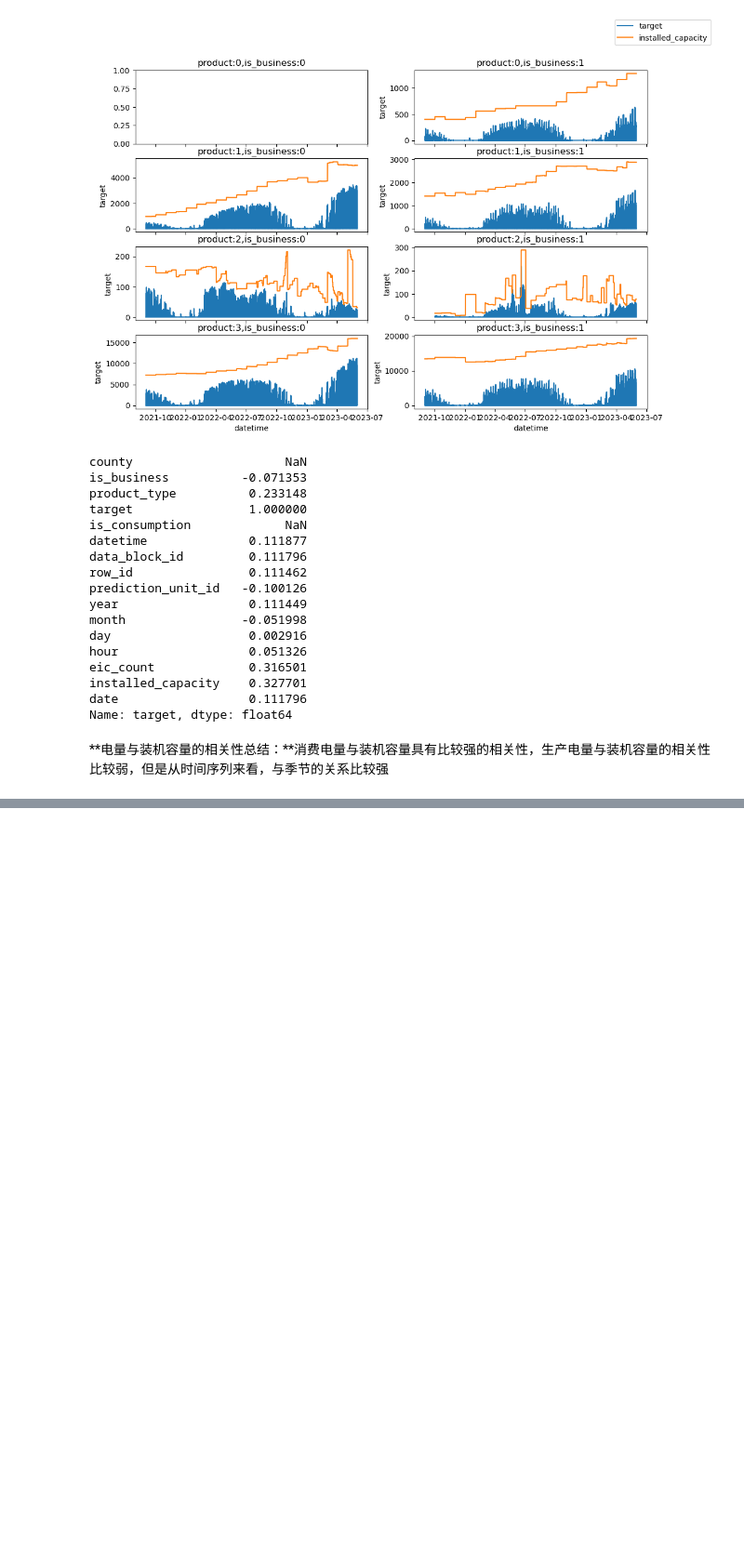
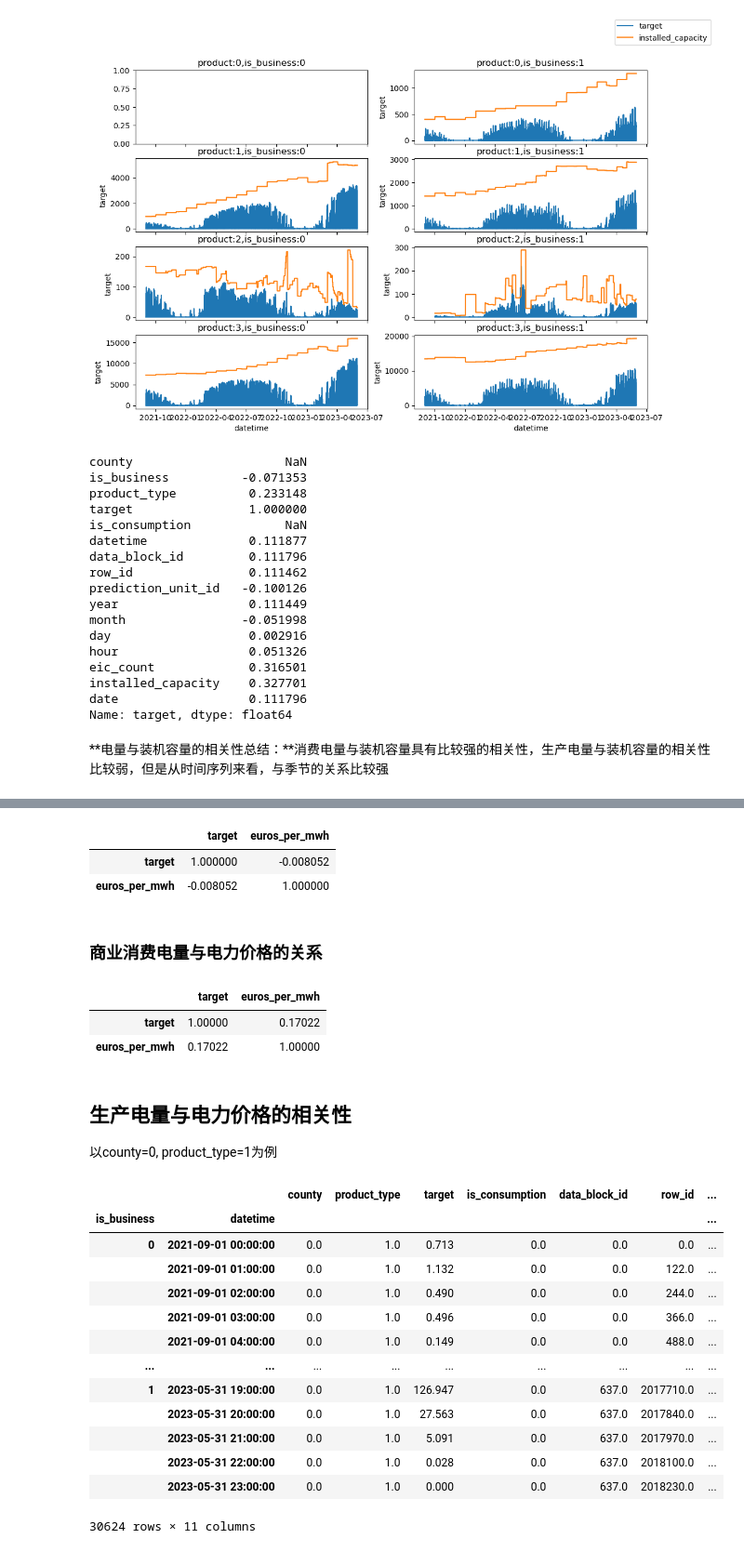
Before and after one commit to Accoutant/kaggle_competition, a Jupyter notebook: data_process/data_analysis_for_train.ipynb, the cells around one changed output, grey strips where cells are left out. Shown at 93% size. Cells and saved outputs as stored; diff of their text form; code cells hidden in the pictures; blank space fills up the shorter version.

```diff
--- a/data_process/data_analysis_for_train.ipynb
+++ b/data_process/data_analysis_for_train.ipynb
@@ -399,0 +459,42 @@ Name: target, dtype: float64
+# %%
+# 求target和电力价格的相关性
+concat_train_and_electricity[['target', 'euros_per_mwh']].corr()
+# %% [output]
+|  | target | euros_per_mwh |
+| target | 1.000000 | -0.008052 |
+| euros_per_mwh | -0.008052 | 1.000000 |
+# %% [markdown]
+### 商业消费电量与电力价格的关系
+# %%
+# 按照时间合并电力价格和train数据
+concat_train_and_electricity = pd.merge(left=train_corr_electricity_cp.loc[1], right=electricity_prices,
+                                        left_on='datetime', right_on='forecast_date')
+# 求target和电力价格的相关性
+concat_train_and_electricity[['target', 'euros_per_mwh']].corr()
+# %% [output]
+|  | target | euros_per_mwh |
+| target | 1.00000 | 0.17022 |
+| euros_per_mwh | 0.17022 | 1.00000 |
+# %% [markdown]
+## 生产电量与电力价格的相关性
+以county=0, product_type=1为例
+# %%
+# 筛选county=1, product_type=1
+train_corr_electricity_nocp = train[(train['is_consumption'] == 0) & (train['county'] == 0) & (train['product_type'] == 1)]
+train_corr_electricity_nocp = train_corr_electricity_nocp.groupby(by=['is_business', 'datetime']).mean()
+train_corr_electricity_nocp
+# %% [output]
+|  |  | county | product_type | target | is_consumption | data_block_id | row_id | ... |
+| is_business | datetime |  |  |  |  |  |  | ... |
+| 0 | 2021-09-01 00:00:00 | 0.0 | 1.0 | 0.713 | 0.0 | 0.0 | 0.0 | ... |
+|  | 2021-09-01 01:00:00 | 0.0 | 1.0 | 1.132 | 0.0 | 0.0 | 122.0 | ... |
+|  | 2021-09-01 02:00:00 | 0.0 | 1.0 | 0.490 | 0.0 | 0.0 | 244.0 | ... |
+|  | 2021-09-01 03:00:00 | 0.0 | 1.0 | 0.496 | 0.0 | 0.0 | 366.0 | ... |
+|  | 2021-09-01 04:00:00 | 0.0 | 1.0 | 0.149 | 0.0 | 0.0 | 488.0 | ... |
+| ... | ... | ... | ... | ... | ... | ... | ... | ... |
+| 1 | 2023-05-31 19:00:00 | 0.0 | 1.0 | 126.947 | 0.0 | 637.0 | 2017710.0 | ... |
+|  | 2023-05-31 20:00:00 | 0.0 | 1.0 | 27.563 | 0.0 | 637.0 | 2017840.0 | ... |
+|  | 2023-05-31 21:00:00 | 0.0 | 1.0 | 5.091 | 0.0 | 637.0 | 2017970.0 | ... |
+|  | 2023-05-31 22:00:00 | 0.0 | 1.0 | 0.028 | 0.0 | 637.0 | 2018100.0 | ... |
+|  | 2023-05-31 23:00:00 | 0.0 | 1.0 | 0.000 | 0.0 | 637.0 | 2018230.0 | ... |
+30624 rows × 11 columns
```
Also changed, not shown: parts of 14 cells of this notebook.
